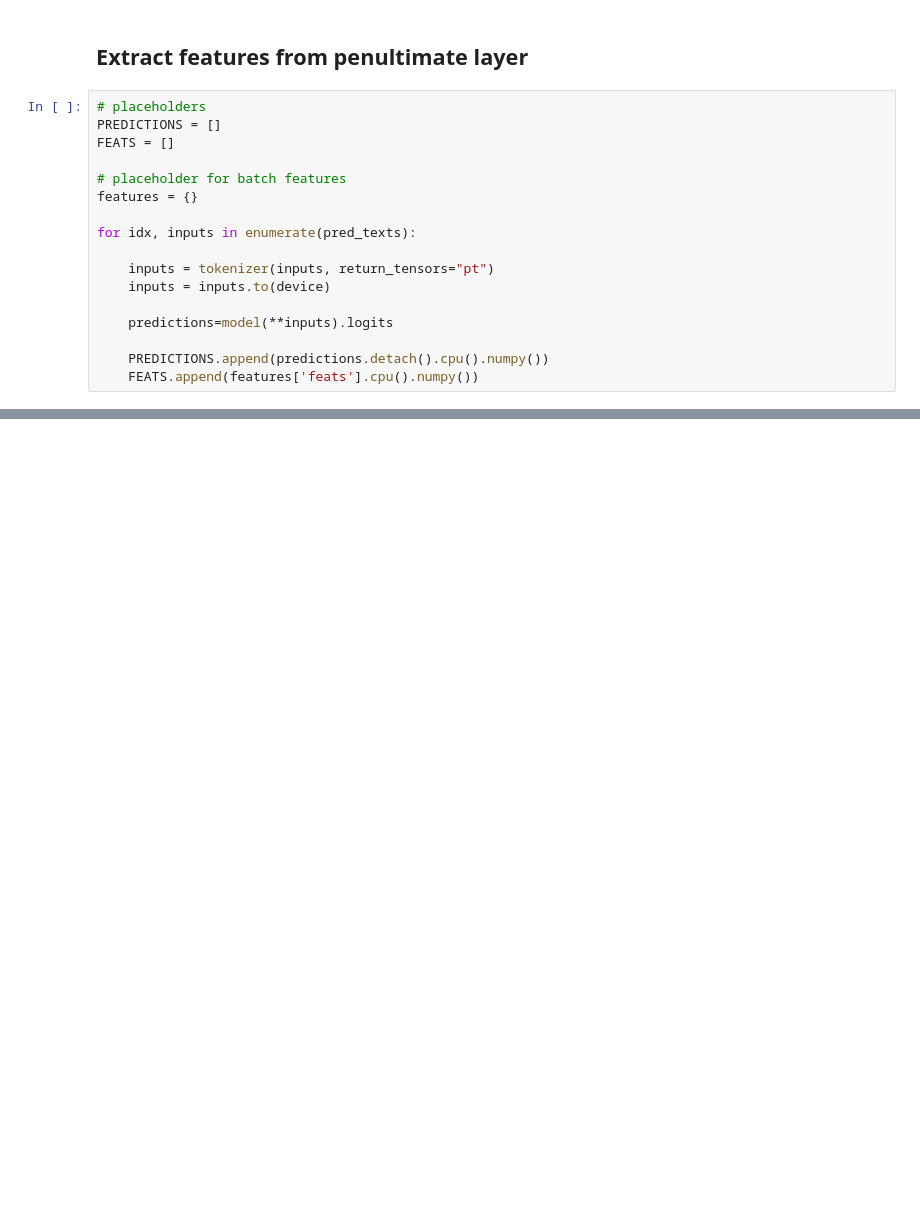
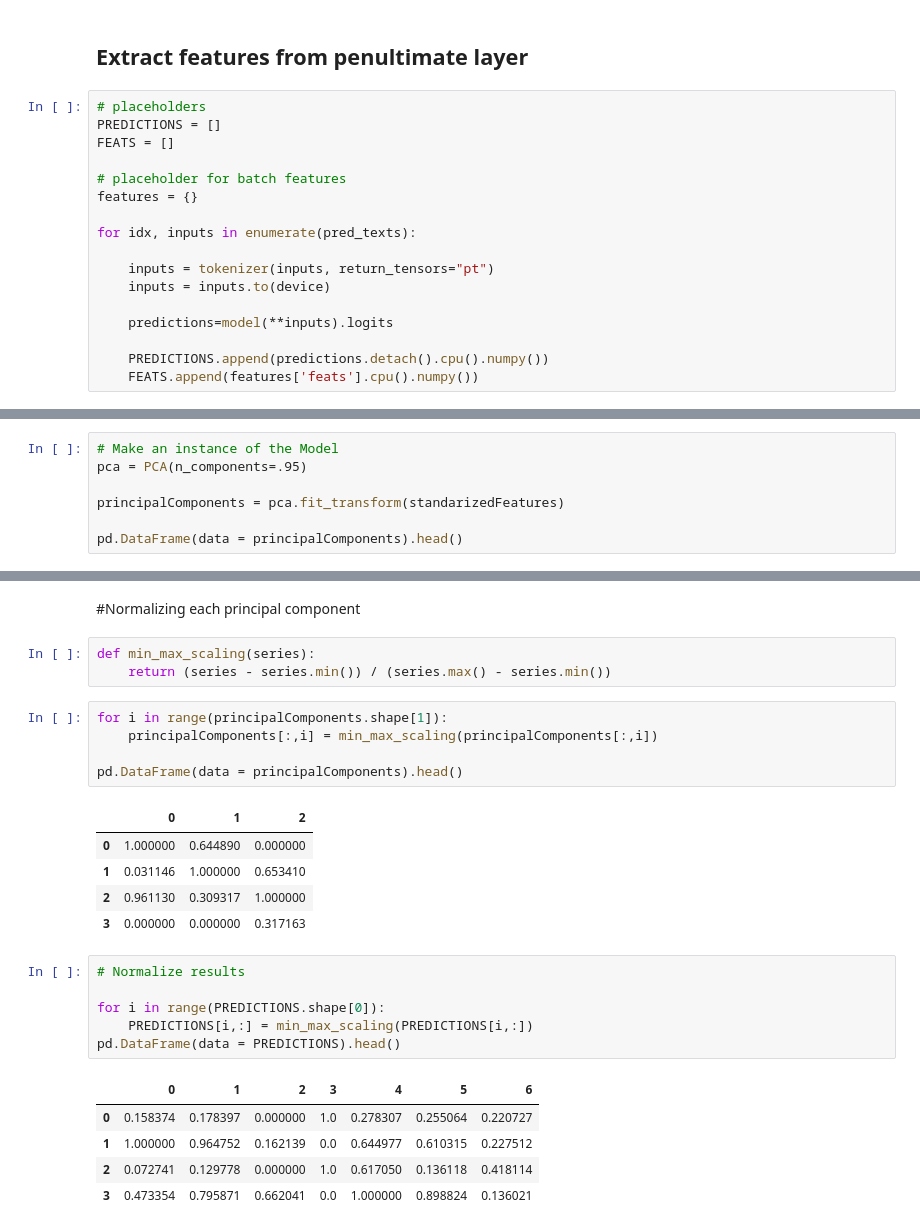
Before and after one commit to IGM-Students/twitter-emotion-visualization, a Jupyter notebook: features_extraction/feature_extractions.ipynb, the cells around one changed output, grey strips where cells are left out. Cells and saved outputs as stored; diff of their text form; blank space fills up the shorter version.

```diff
--- a/features_extraction/feature_extractions.ipynb
+++ b/features_extraction/feature_extractions.ipynb
@@ -87,0 +145,7 @@ FEATS = (np.exp(FEATS)/np.exp(FEATS).sum(-1,keepdims=True))
+# %%
+# Make an instance of the Model
+pca = PCA(n_components=.95)
+
+principalComponents = pca.fit_transform(standarizedFeatures)
+
+pd.DataFrame(data = principalComponents).head()
@@ -87,0 +158,28 @@ FEATS = (np.exp(FEATS)/np.exp(FEATS).sum(-1,keepdims=True))
+# %% [markdown]
+#Normalizing each principal component
+# %%
+def min_max_scaling(series):
+    return (series - series.min()) / (series.max() - series.min())
+# %%
+for i in range(principalComponents.shape[1]):
+    principalComponents[:,i] = min_max_scaling(principalComponents[:,i])
+
+pd.DataFrame(data = principalComponents).head()
+# %% [output]
+|  | 0 | 1 | 2 |
+| 0 | 1.000000 | 0.644890 | 0.000000 |
+| 1 | 0.031146 | 1.000000 | 0.653410 |
+| 2 | 0.961130 | 0.309317 | 1.000000 |
+| 3 | 0.000000 | 0.000000 | 0.317163 |
+# %%
+# Normalize results
+
+for i in range(PREDICTIONS.shape[0]):
+    PREDICTIONS[i,:] = min_max_scaling(PREDICTIONS[i,:])
+pd.DataFrame(data = PREDICTIONS).head()
+# %% [output]
+|  | 0 | 1 | 2 | 3 | 4 | 5 | 6 |
+| 0 | 0.158374 | 0.178397 | 0.000000 | 1.0 | 0.278307 | 0.255064 | 0.220727 |
+| 1 | 1.000000 | 0.964752 | 0.162139 | 0.0 | 0.644977 | 0.610315 | 0.227512 |
+| 2 | 0.072741 | 0.129778 | 0.000000 | 1.0 | 0.617050 | 0.136118 | 0.418114 |
+| 3 | 0.473354 | 0.795871 | 0.662041 | 0.0 | 1.000000 | 0.898824 | 0.136021 |
```
Also changed, not shown: parts of 10 cells of this notebook.
